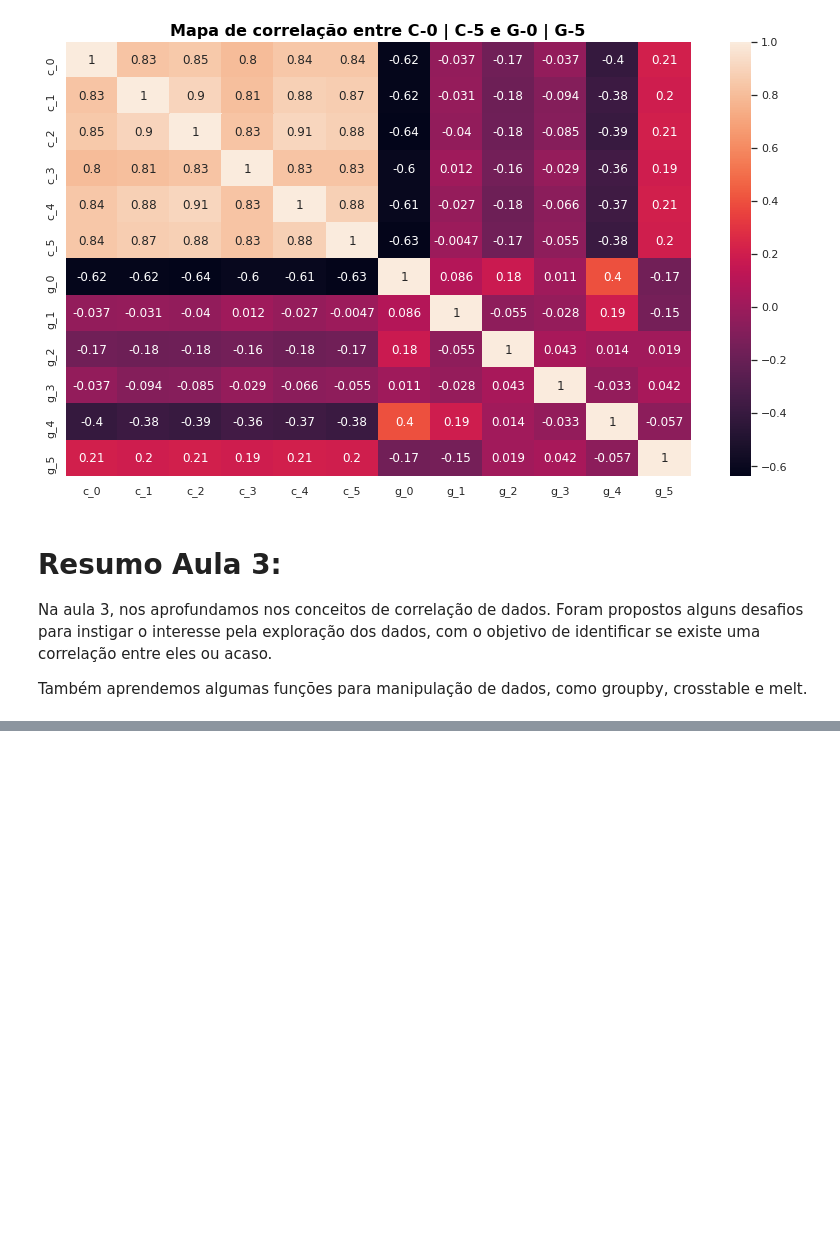
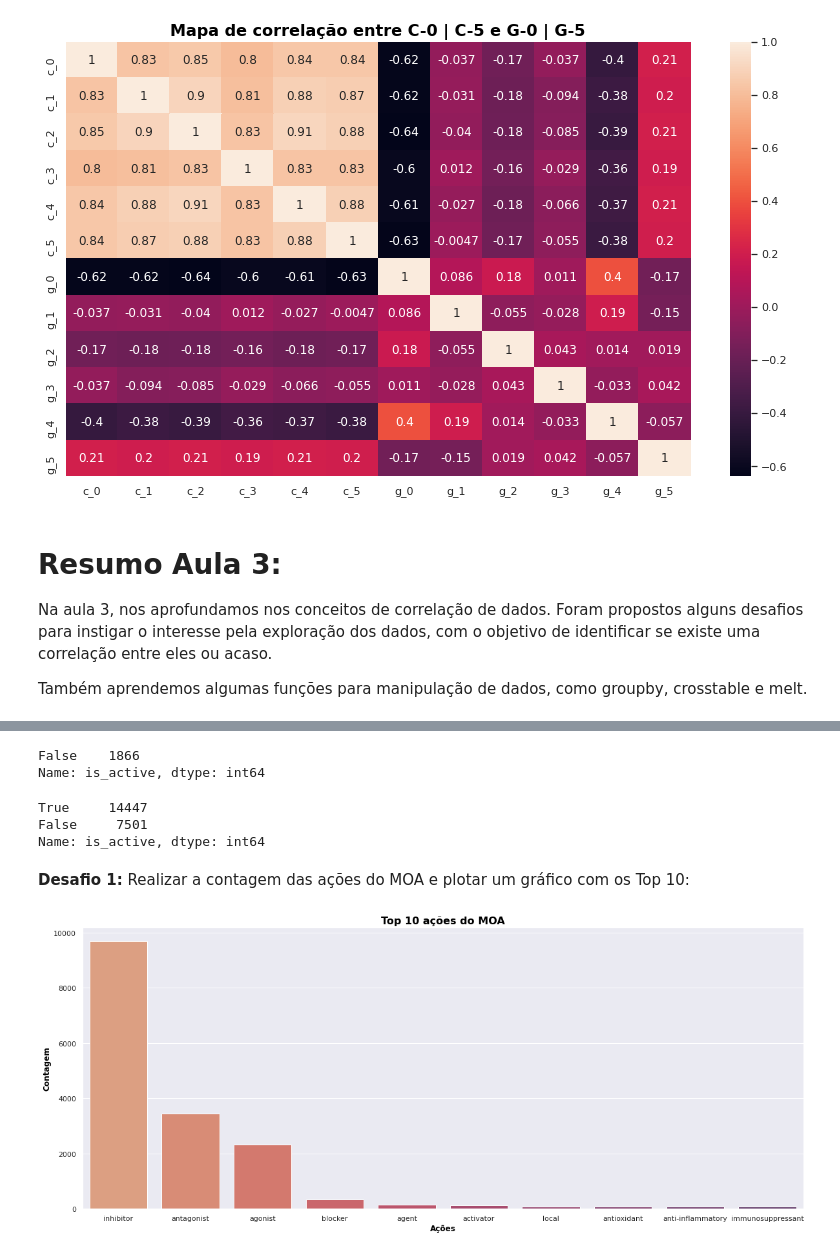
Before and after one commit to dijkstra001/imersao_dados_alura, a Jupyter notebook: ID_ncorreia.ipynb, the cells around one changed output, grey strips where cells are left out. Drawn from its saved outputs; the diff is of its cells as text; code cells hidden in the pictures; blank space fills up the shorter version.

```diff
--- a/ID_ncorreia.ipynb
+++ b/ID_ncorreia.ipynb
@@ -449,0 +452,3 @@ Também aprendemos algumas funções para manipulação de dados, como groupby,
+# %%
+dataset_results = pd.read_csv('https://raw.githubusercontent.com/alura-cursos/imersaodados3/main/dados/dados_resultados.csv')
+dataset_results.head(10)
@@ -449,0 +472,3 @@ Também aprendemos algumas funções para manipulação de dados, como groupby,
+# %%
+moa_count = dataset_results.select_dtypes('int64').sum().sort_values(ascending = False)
+moa_count
@@ -449,0 +506,30 @@ Também aprendemos algumas funções para manipulação de dados, como groupby,
+# %%
+ds_merged = pd.merge(dataset, dataset_results[['id', 'n_moa', 'is_active']], on = 'id')
+ds_merged.query('tratamento == "com_controle"')['is_active'].value_counts()
+# %% [output]
+False    1866
+Name: is_active, dtype: int64
+# %%
+ds_merged.query('tratamento == "com_droga"')['is_active'].value_counts()
+# %% [output]
+True     14447
+False     7501
+Name: is_active, dtype: int64
+# %% [markdown]
+**Desafio 1:** Realizar a contagem das ações do MOA e plotar um gráfico com os Top 10:
+# %%
+actions['action'] = pd.DataFrame(map(lambda x : x.split('_')[-1], moa_count.index))
+actions['count'] = pd.DataFrame(map(lambda x : x, moa_count))
+top_10 = actions.groupby('action').agg({'count': 'sum'}).sort_values('count', ascending = False).head(10).reset_index()
+
+plt.figure(figsize = (20, 8))
+
+graph = sns.barplot(x = 'action', y = 'count', data = top_10, palette='flare')
+
+graph.set_title('Top 10 ações do MOA', fontdict = font_title)
+graph.set_xlabel('Ações', fontdict = font_xlabel)
+graph.set_ylabel('Contagem', fontdict = font_ylabel)
+
+plt.show()
+# %% [output]
+[figure, added]
```
Also changed, not shown: parts of 10 cells of this notebook.
